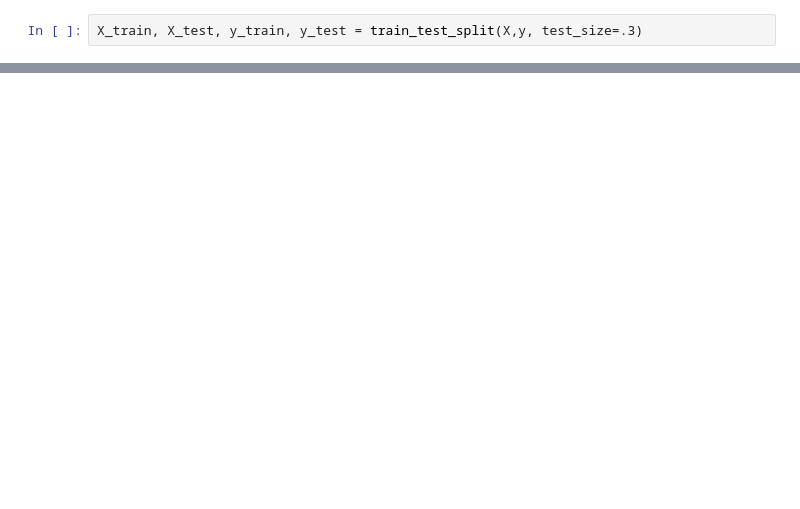
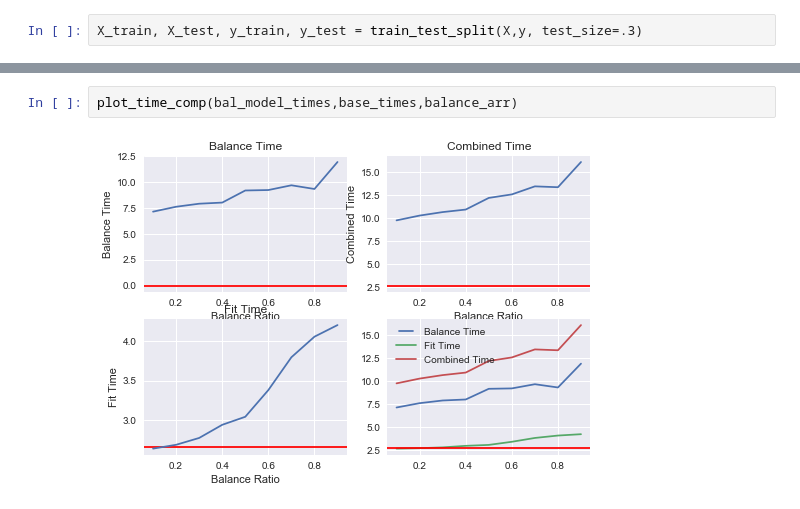
Before and after one commit to tgsmith61591/smrt, a Jupyter notebook: examples/performance_evaluation.ipynb, the cells around one changed output, grey strips where cells are left out. Drawn from its saved outputs; the diff is of its cells as text; blank space fills up the shorter version.

```diff
--- a/examples/performance_evaluation.ipynb
+++ b/examples/performance_evaluation.ipynb
@@ -104,0 +220,4 @@ plt.show()
+# %%
+plot_time_comp(bal_model_times,base_times,balance_arr)
+# %% [output]
+[figure, added]
```
Also changed, not shown: parts of 23 cells of this notebook.
